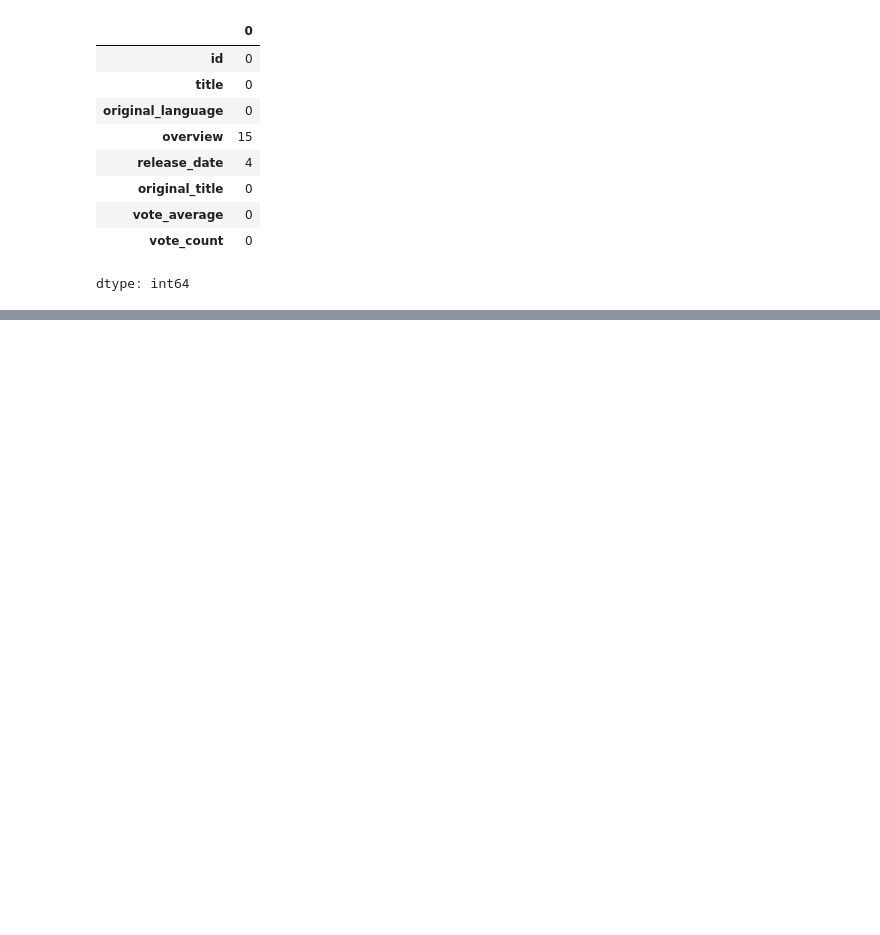
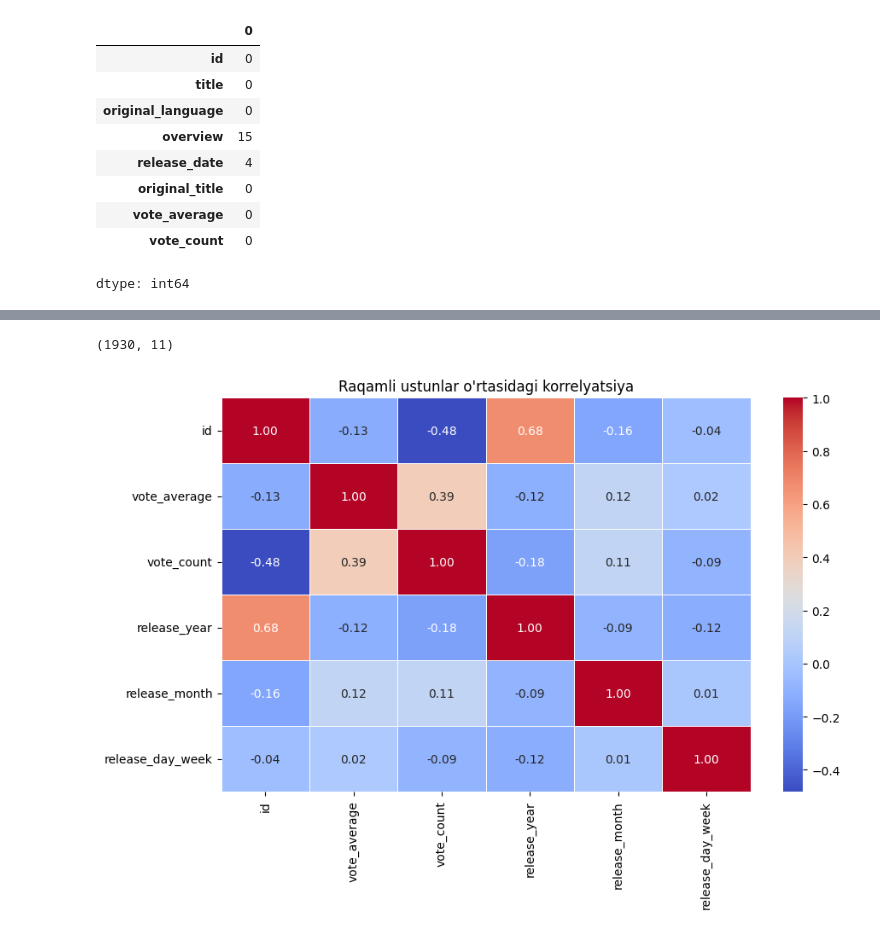
Before and after one commit to izzat-ai/learning-ai, a Jupyter notebook: projects/movie.ipynb, the cells around one changed output, grey strips where cells are left out. Drawn from its saved outputs; the diff is of its cells as text; code cells hidden in the pictures; blank space fills up the shorter version.

```diff
--- a/projects/movie.ipynb
+++ b/projects/movie.ipynb
@@ -242,0 +371,15 @@ dtype: int64
+# %%
+# 0.5 dan katta ma'lumotlarni olib , qoganini tashavorish
+df_copy = df_copy[df_copy['vote_average'] > 0.5].reset_index(drop=True)
+df_copy.shape
+# %% [output]
+(1930, 11)
+# %%
+# qaysi ustun bizning Target ustunimizga kuchli bog'liqligini aniqlash
+plt.figure(figsize=(10, 6))
+
+sns.heatmap(data=df_copy.corr(numeric_only=True), annot=True, cmap='coolwarm', fmt='.2f', linewidths=0.5)
+plt.title("Raqamli ustunlar o'rtasidagi korrelyatsiya")
+plt.show()
+# %% [output]
+[figure, added]
```
Also changed, not shown: parts of 19 cells of this notebook.
